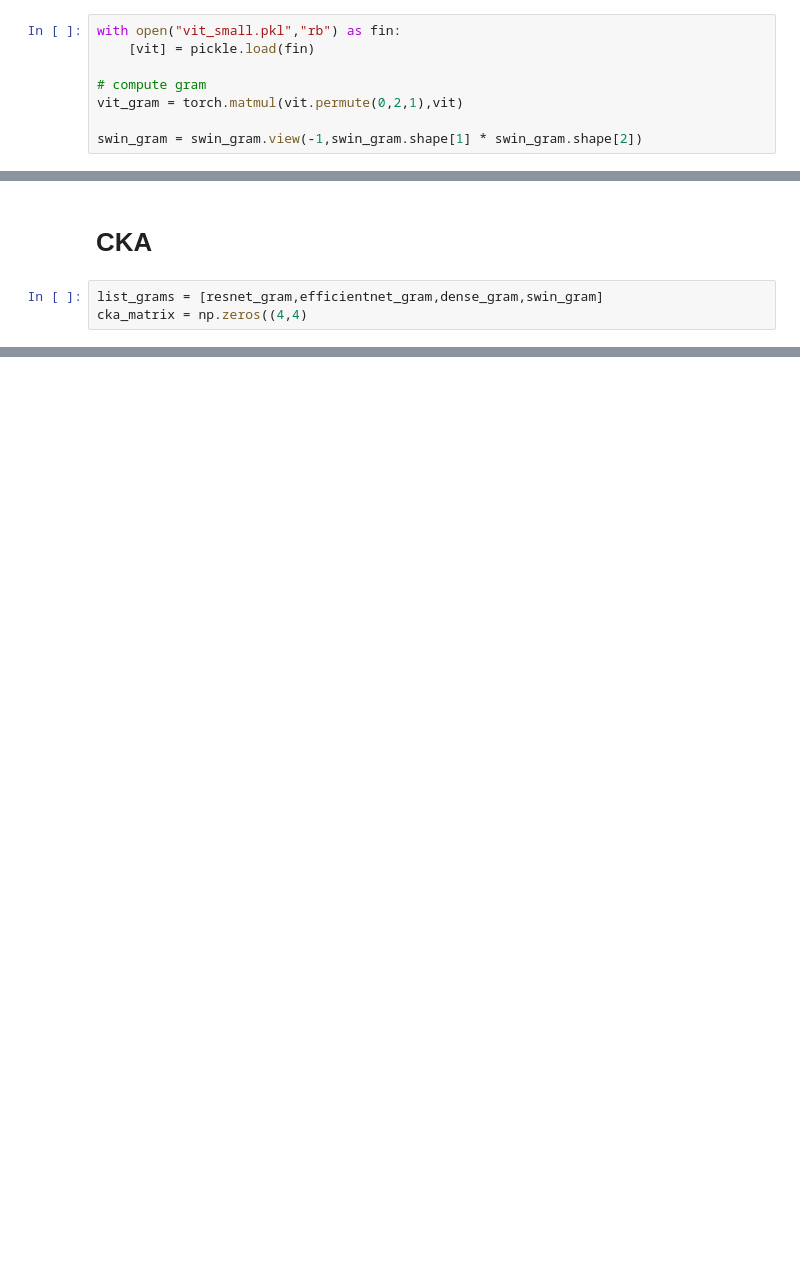
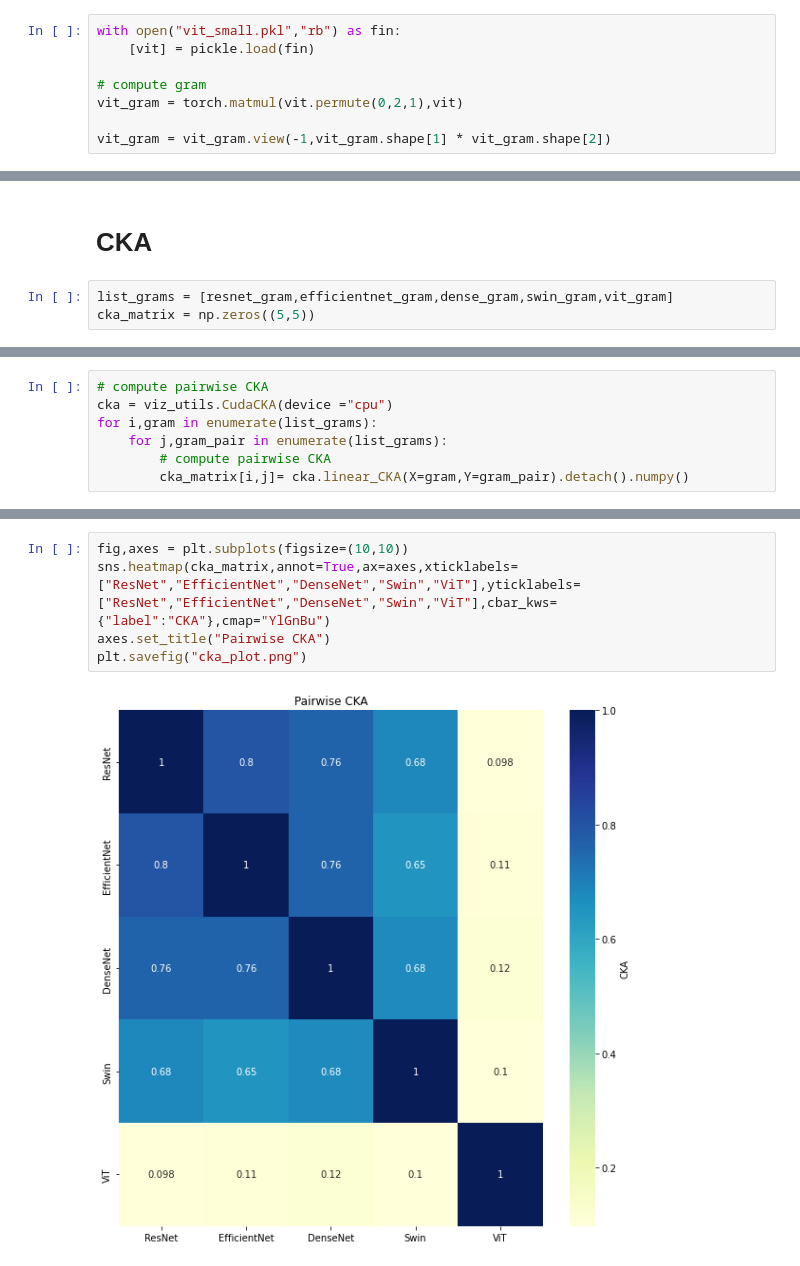
Before and after one commit to germayneng/pawnet, a Jupyter notebook: notebook/12b-cka.ipynb, the cells around one changed output, grey strips where cells are left out. Drawn from its saved outputs; the diff is of its cells as text; blank space fills up the shorter version.

```diff
--- a/notebook/12b-cka.ipynb
+++ b/notebook/12b-cka.ipynb
@@ -115,4 +115,4 @@ with open("vit_small.pkl","rb") as fin:
 # compute gram
 vit_gram = torch.matmul(vit.permute(0,2,1),vit)
 
-swin_gram = swin_gram.view(-1,swin_gram.shape[1] * swin_gram.shape[2])
+vit_gram = vit_gram.view(-1,vit_gram.shape[1] * vit_gram.shape[2])
@@ -125,5 +119,5 @@ torch.Size([64, 197, 192])
 # %% [markdown]
 # CKA
 # %%
-list_grams = [resnet_gram,efficientnet_gram,dense_gram,swin_gram]
-cka_matrix = np.zeros((4,4)
+list_grams = [resnet_gram,efficientnet_gram,dense_gram,swin_gram,vit_gram]
+cka_matrix = np.zeros((5,5))
@@ -139,0 +124,7 @@ tensor(0.7622, grad_fn=<DivBackward0>)
+# %%
+# compute pairwise CKA
+cka = viz_utils.CudaCKA(device ="cpu")
+for i,gram in enumerate(list_grams):
+    for j,gram_pair in enumerate(list_grams):
+        # compute pairwise CKA
+        cka_matrix[i,j]= cka.linear_CKA(X=gram,Y=gram_pair).detach().numpy()
@@ -139,0 +139,7 @@ tensor(0.7622, grad_fn=<DivBackward0>)
+# %%
+fig,axes = plt.subplots(figsize=(10,10))
+sns.heatmap(cka_matrix,annot=True,ax=axes,xticklabels=["ResNet","EfficientNet","DenseNet","Swin","ViT"],yticklabels=["ResNet","EfficientNet","DenseNet","Swin","ViT"],cbar_kws={"label":"CKA"},cmap="YlGnBu")
+axes.set_title("Pairwise CKA")
+plt.savefig("cka_plot.png")
+# %% [output]
+[figure, added]
```
Also changed, not shown: parts of 6 cells of this notebook, 1 other file.
